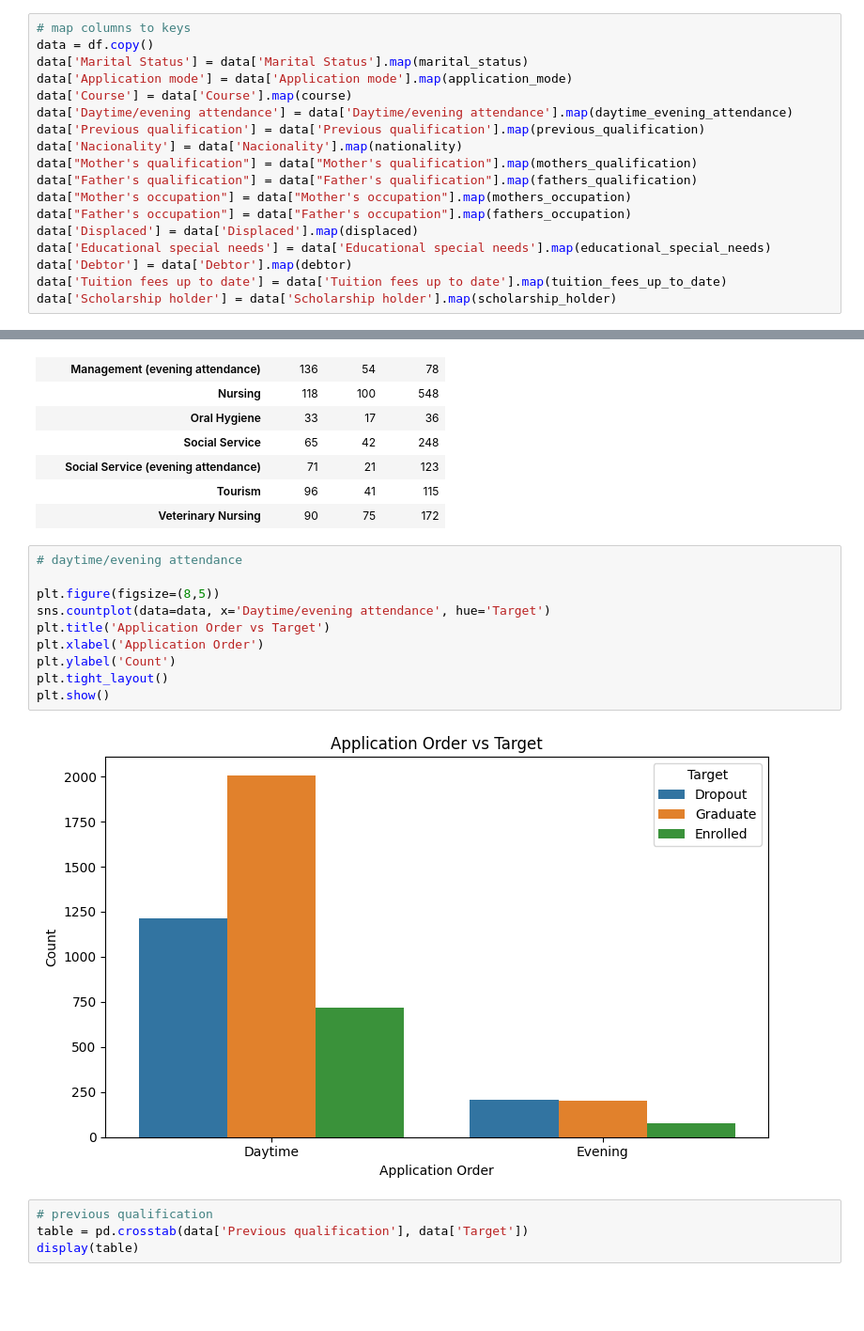
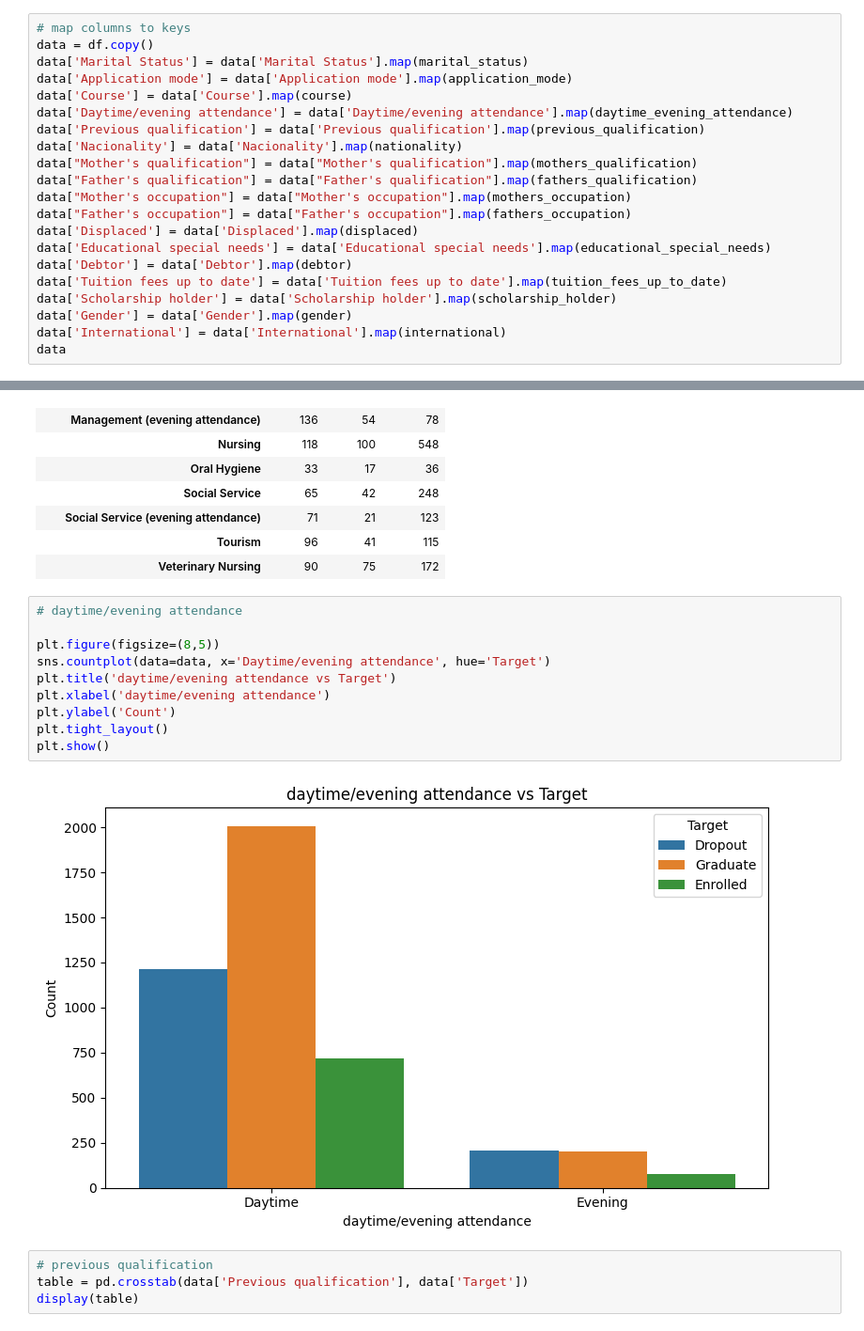
Before and after one commit to idavoong/Dropout-Predictor, a Jupyter notebook: eda/eda.ipynb, the cells around one changed output, grey strips where cells are left out. Shown at 94% size. Drawn from its saved outputs; the diff is of its cells as text; blank space fills up the shorter version.

```diff
--- a/eda/eda.ipynb
+++ b/eda/eda.ipynb
@@ -364,3 +364,6 @@ data['Educational special needs'] = data['Educational special needs'].map(educat
 data['Debtor'] = data['Debtor'].map(debtor)
 data['Tuition fees up to date'] = data['Tuition fees up to date'].map(tuition_fees_up_to_date)
 data['Scholarship holder'] = data['Scholarship holder'].map(scholarship_holder)
+data['Gender'] = data['Gender'].map(gender)
+data['International'] = data['International'].map(international)
+data
@@ -464,15 +465,15 @@ display(table)
 # %%
 # daytime/evening attendance
 
 plt.figure(figsize=(8,5))
 sns.countplot(data=data, x='Daytime/evening attendance', hue='Target')
-plt.title('Application Order vs Target')
-plt.xlabel('Application Order')
+plt.title('daytime/evening attendance vs Target')
+plt.xlabel('daytime/evening attendance')
 plt.ylabel('Count')
 plt.tight_layout()
 plt.show()
 # %% [output]
-[figure, old version]
+[figure, new version]
 # %%
 # previous qualification
 table = pd.crosstab(data['Previous qualification'], data['Target'])
```
Also changed, not shown: parts of 3 cells of this notebook, 4 other files.
